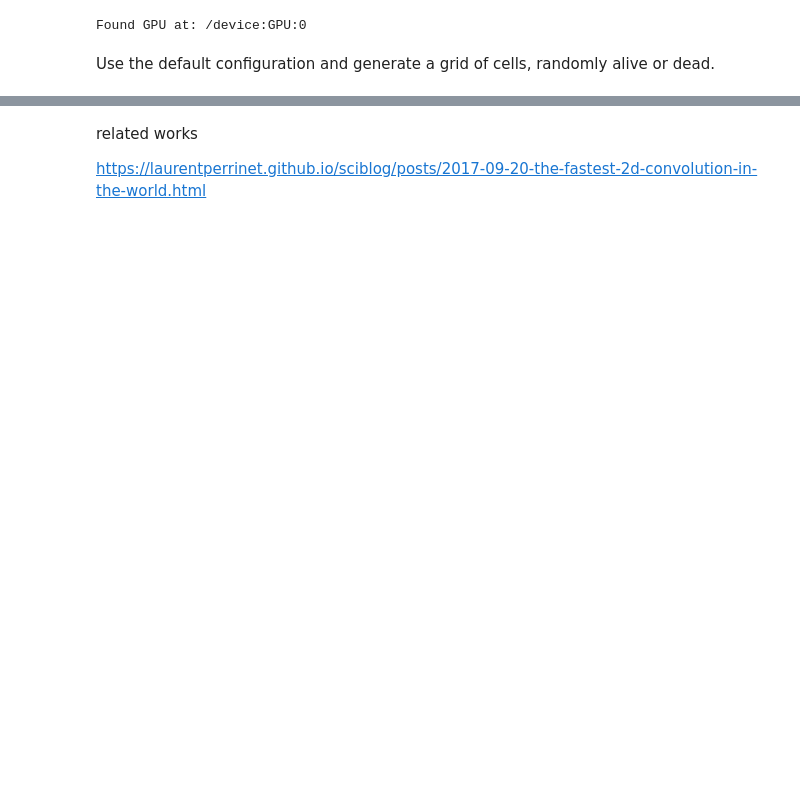
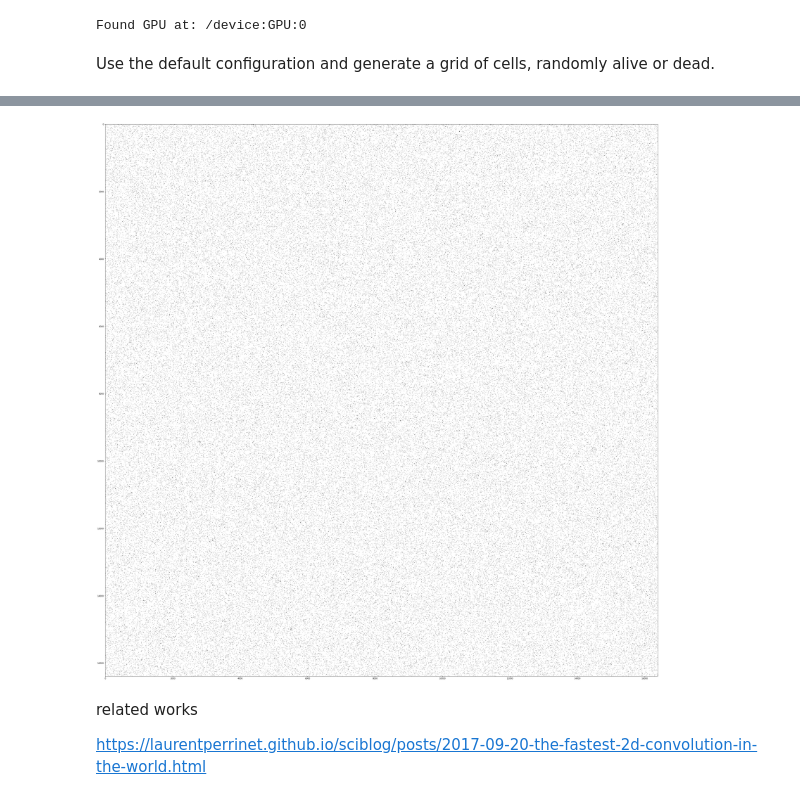
Before and after one commit to eireford/ConwayLifeTensorFlow, a Jupyter notebook: LTF_scipy_vs_tensorflow.ipynb, the cells around one changed output, grey strips where cells are left out. Cells and saved outputs as stored; diff of their text form; code cells hidden in the pictures; blank space fills up the shorter version.

```diff
--- a/LTF_scipy_vs_tensorflow.ipynb
+++ b/LTF_scipy_vs_tensorflow.ipynb
@@ -188,3 +194,8 @@ figure_3 = plt.imshow(result,cmap='Greys',origin='upper',interpolation='nearest'
+# %%
+plt.gcf().set_size_inches(50,50)
+figure_4 = plt.imshow(result,cmap='Greys',origin='upper',interpolation='nearest')
+# %% [output]
+[figure, added]
 # %% [markdown]
 related works
 
```
Also changed, not shown: parts of 30 cells of this notebook.
